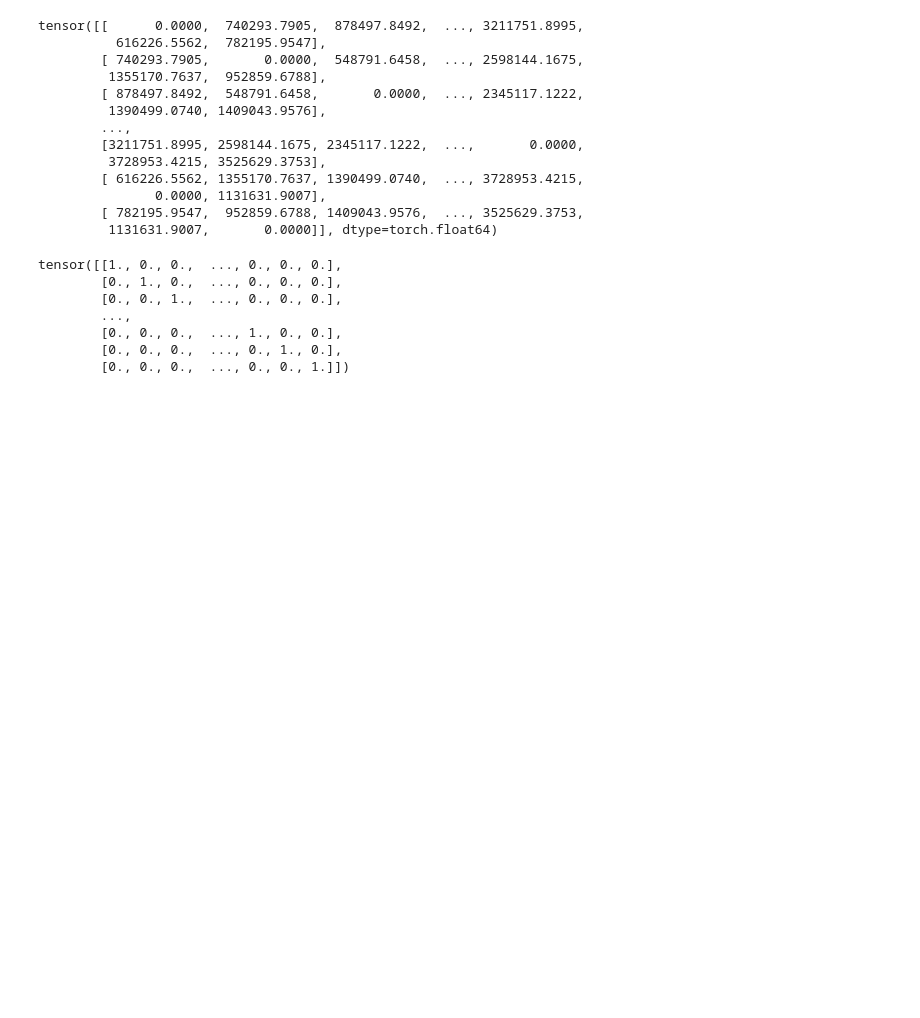
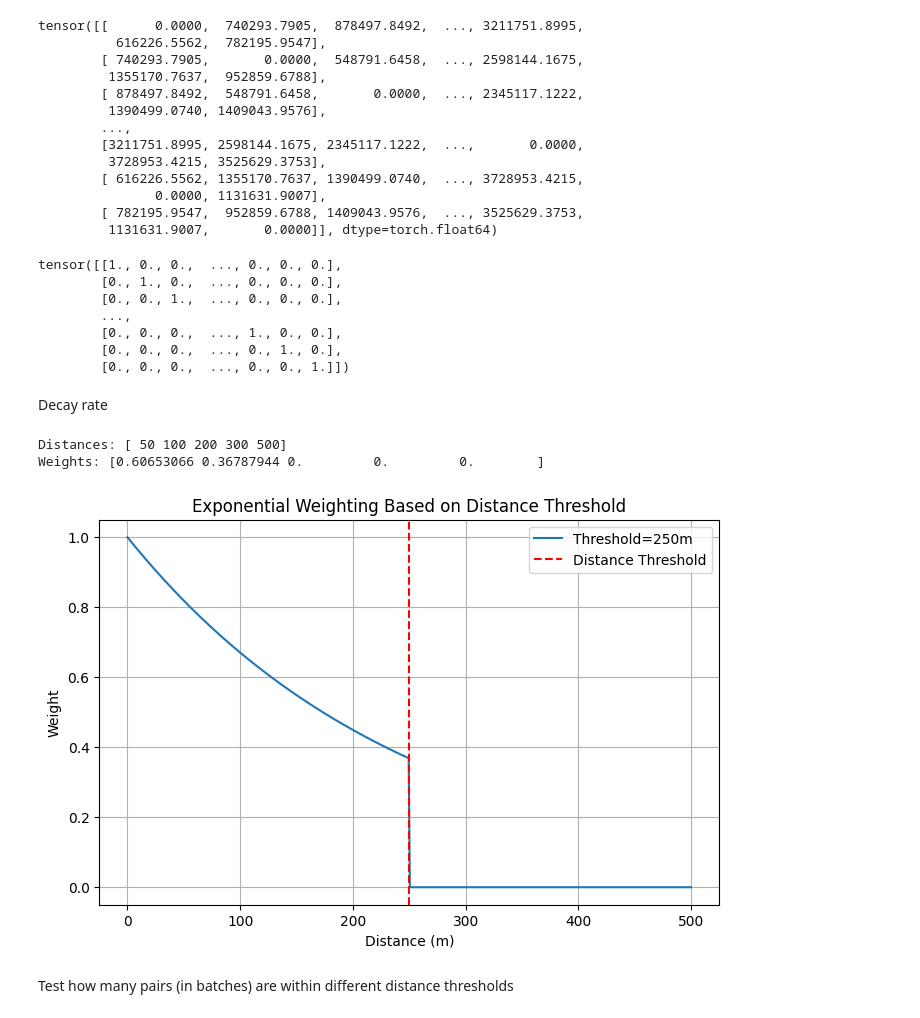
Before and after one commit to dcher95/Sat2Habitat, a Jupyter notebook: playground/haversine_masking.ipynb, the cells around one changed output. Drawn from its saved outputs; the diff is of its cells as text; code cells hidden in the pictures; blank space fills up the shorter version.

Commit message:
:sparkles: haversine exponential target

```diff
--- a/playground/haversine_masking.ipynb
+++ b/playground/haversine_masking.ipynb
@@ -57,3 +63,57 @@ tensor([[1., 0., 0.,  ..., 0., 0., 0.],
         [0., 0., 0.,  ..., 1., 0., 0.],
         [0., 0., 0.,  ..., 0., 1., 0.],
         [0., 0., 0.,  ..., 0., 0., 1.]])
+# %% [markdown]
+Decay rate
+# %%
+import numpy as np
+
+def compute_weights_with_threshold(distances, distance_threshold):
+    """
+    Compute exponential weights based on distance and a distance threshold.
+
+    Parameters:
+    - distances (numpy.ndarray): Array of distances.
+    - distance_threshold (float): The threshold controlling the exponential decay.
+
+    Returns:
+    - numpy.ndarray: Array of weights (0 for distances beyond the threshold).
+    """
+    weights = np.exp(-distances / distance_threshold)  # Compute exponential weights
+    weights[distances > distance_threshold] = 0  # Mask values beyond the threshold
+    return weights
+
+# Example usage
+distances = np.array([50, 100, 200, 300, 500])  # Example distances in meters
+distance_threshold = 100  # Threshold in meters
+
+weights = compute_weights_with_threshold(distances, distance_threshold)
+print("Distances:", distances)
+print("Weights:", weights)
+# %% [output]
+Distances: [ 50 100 200 300 500]
+Weights: [0.60653066 0.36787944 0.         0.         0.        ]
+# %%
+import matplotlib.pyplot as plt
+
+# Generate distances for visualization
+distances = np.linspace(0, 500, 500)
+
+# Compute weights
+distance_threshold = 250
+weights = compute_weights_with_threshold(distances, distance_threshold)
+
+# Plot
+plt.figure(figsize=(8, 5))
+plt.plot(distances, weights, label=f"Threshold={distance_threshold}m")
+plt.axvline(x=distance_threshold, color="red", linestyle="--", label="Distance Threshold")
+plt.title("Exponential Weighting Based on Distance Threshold")
+plt.xlabel("Distance (m)")
+plt.ylabel("Weight")
+plt.legend()
+plt.grid()
+plt.show()
+# %% [output]
+[figure, added]
+# %% [markdown]
+Test how many pairs (in batches) are within different distance thresholds
```
Also changed, not shown: parts of 8 cells of this notebook, 5 other files.
